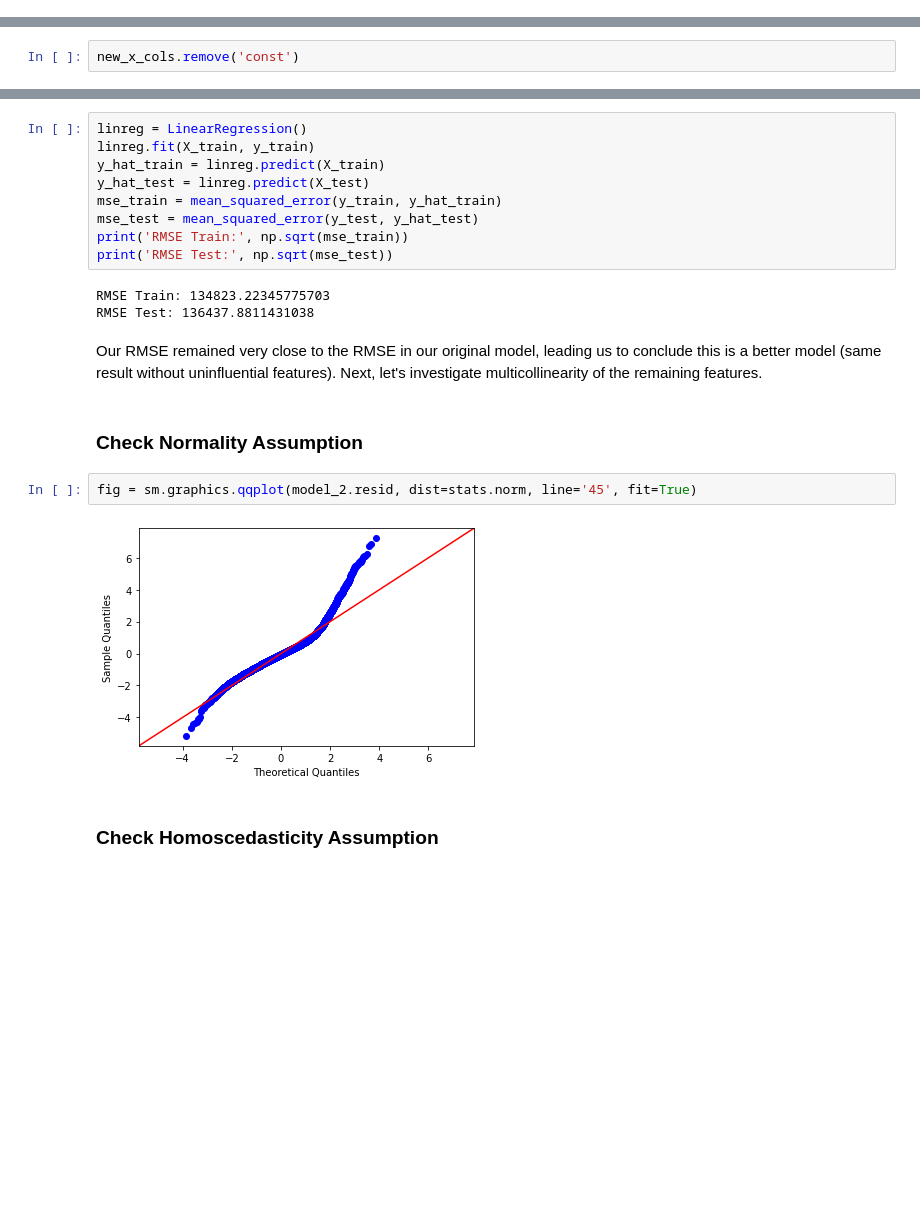
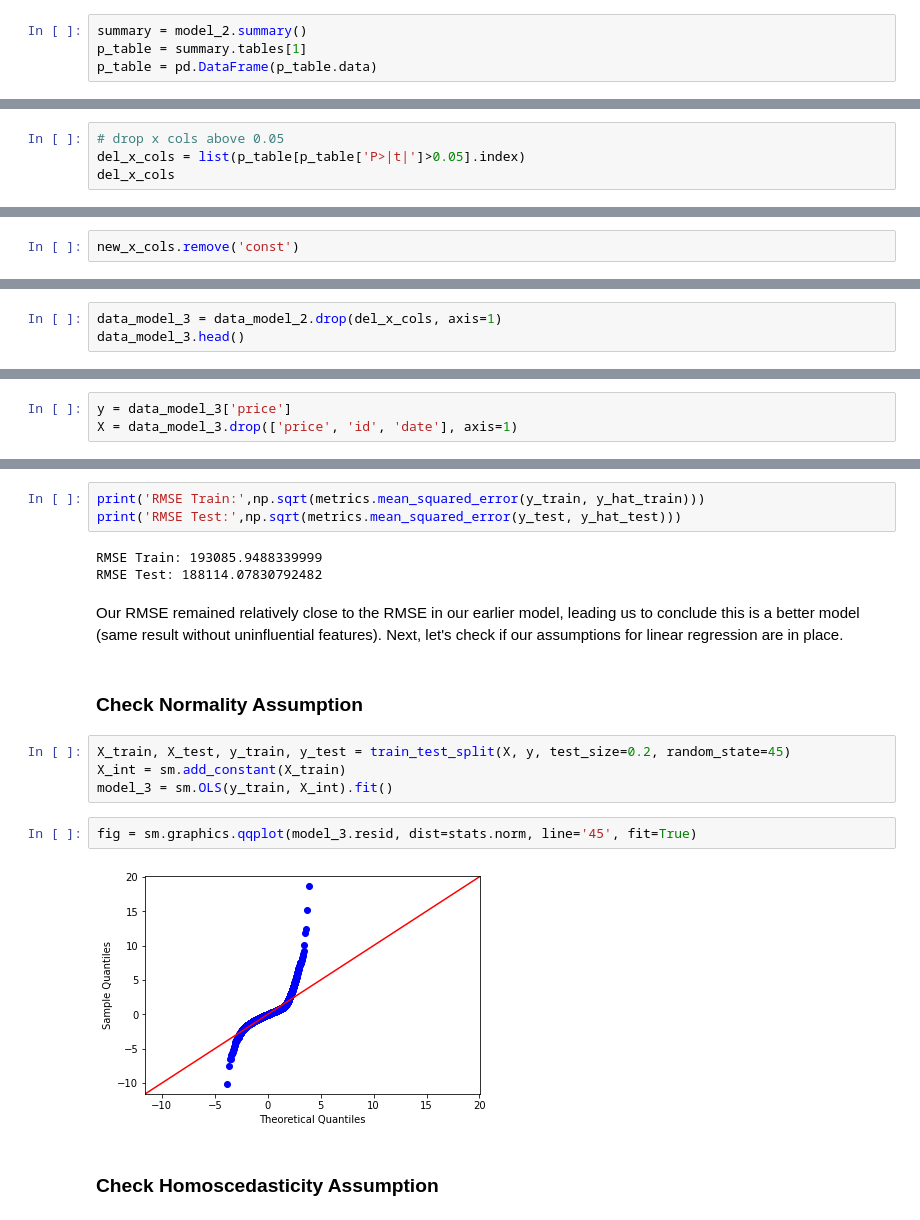
Before and after one commit to Sammyknee/dsc-phase-2-project, a Jupyter notebook: Housing Data - Modeling.ipynb, the cells around one changed output, grey strips where cells are left out. Drawn from its saved outputs; the diff is of its cells as text; blank space fills up the shorter version.

Commit message:
new model iterations

```diff
--- a/Housing Data - Modeling.ipynb
+++ b/Housing Data - Modeling.ipynb
@@ -156,3 +492,7 @@ p_table = pd.DataFrame(p_table.data)
+# %%
+summary = model_2.summary()
+p_table = summary.tables[1]
+p_table = pd.DataFrame(p_table.data)
 # %%
 p_table.columns = p_table.iloc[0]
 # %%
@@ -221,0 +562,4 @@ new_x_cols
+# %%
+# drop x cols above 0.05
+del_x_cols = list(p_table[p_table['P>|t|']>0.05].index)
+del_x_cols
@@ -268,0 +590,3 @@ strong multicollinearity or other numerical problems.
+# %%
+data_model_3 = data_model_2.drop(del_x_cols, axis=1)
+data_model_3.head()
@@ -268,0 +603,3 @@ strong multicollinearity or other numerical problems.
+# %%
+y = data_model_3['price']
+X = data_model_3.drop(['price', 'id', 'date'], axis=1)
@@ -271,22 +617,20 @@ Our R-squared value stayed at .73 after removing 13 amount of features. Let's al
-# %%
-linreg = LinearRegression()
-linreg.fit(X_train, y_train)
-y_hat_train = linreg.predict(X_train)
-y_hat_test = linreg.predict(X_test)
-mse_train = mean_squared_error(y_train, y_hat_train)
-mse_test = mean_squared_error(y_test, y_hat_test)
-print('RMSE Train:', np.sqrt(mse_train))
-print('RMSE Test:', np.sqrt(mse_test))
-# %% [output]
-RMSE Train: 134823.22345775703
-RMSE Test: 136437.8811431038
+# %%
+print('RMSE Train:',np.sqrt(metrics.mean_squared_error(y_train, y_hat_train)))
+print('RMSE Test:',np.sqrt(metrics.mean_squared_error(y_test, y_hat_test)))
+# %% [output]
+RMSE Train: 193085.9488339999
+RMSE Test: 188114.07830792482
 # %% [markdown]
-Our RMSE remained very close to the RMSE in our original model, leading us to conclude this is a better model (same result without uninfluential features). Next, let's investigate multicollinearity of the remaining features.
+Our RMSE remained relatively close to the RMSE in our earlier model, leading us to conclude this is a better model (same result without uninfluential features). Next, let's check if our assumptions for linear regression are in place.
 # %% [markdown]
 ### Check Normality Assumption
+# %%
+X_train, X_test, y_train, y_test = train_test_split(X, y, test_size=0.2, random_state=45)
+X_int = sm.add_constant(X_train)
+model_3 = sm.OLS(y_train, X_int).fit()
 # %%
-fig = sm.graphics.qqplot(model_2.resid, dist=stats.norm, line='45', fit=True)
+fig = sm.graphics.qqplot(model_3.resid, dist=stats.norm, line='45', fit=True)
 # %% [output]
-[figure, old version]
+[figure, new version]
 # %% [markdown]
 ### Check Homoscedasticity Assumption
```
Also changed, not shown: parts of 187 cells of this notebook.
